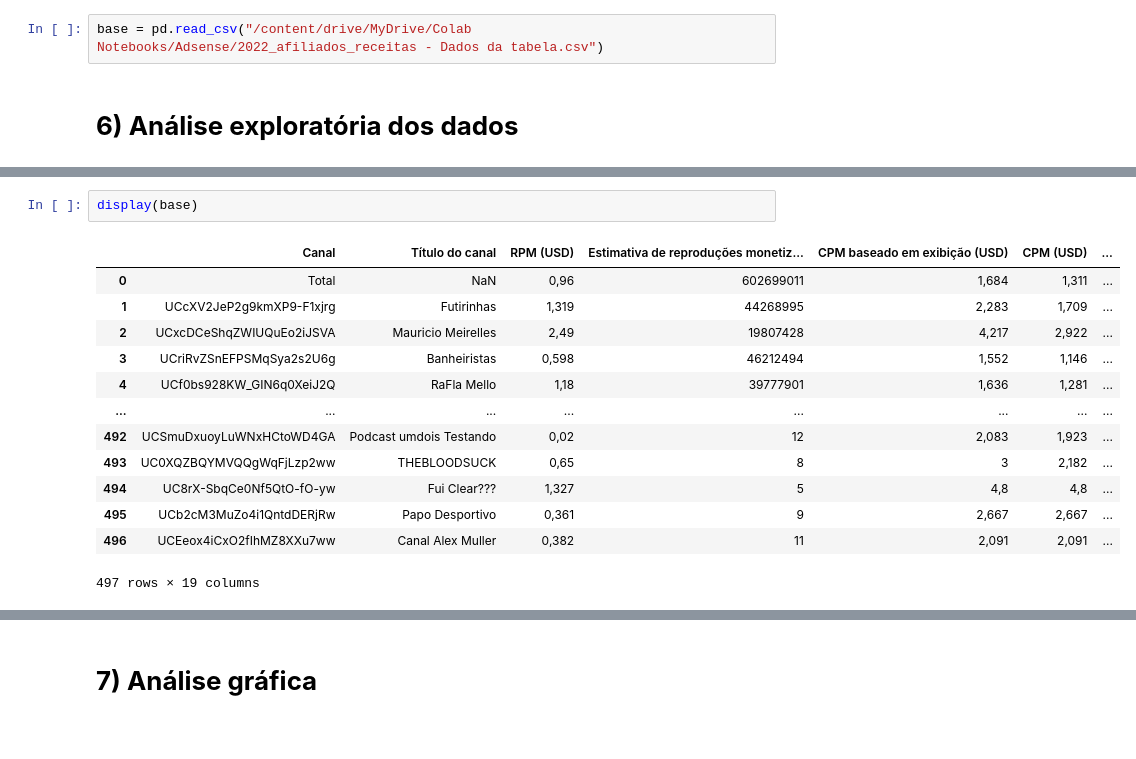
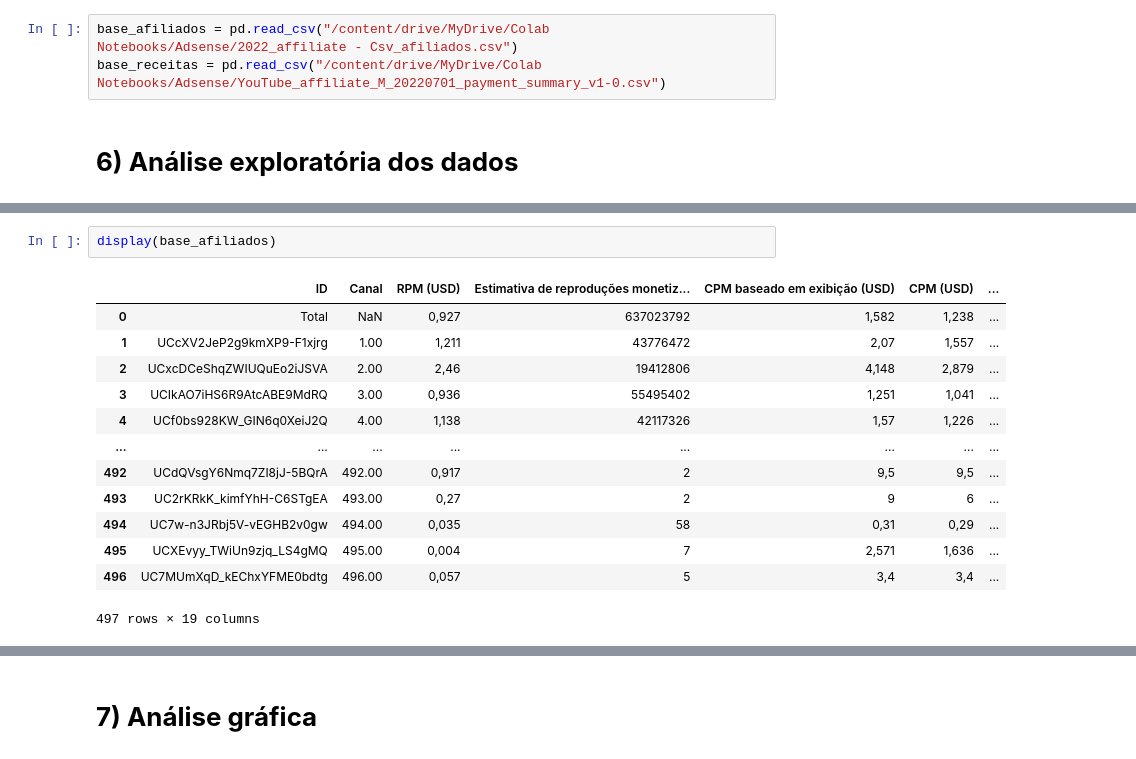
Before and after one commit to Janainareisnascimento/Adsensefinal, a Jupyter notebook: 2022_Adsense_modelagem_team_mounted.ipynb, the cells around one changed output, grey strips where cells are left out. Cells and saved outputs as stored; diff of their text form.

```diff
--- a/2022_Adsense_modelagem_team_mounted.ipynb
+++ b/2022_Adsense_modelagem_team_mounted.ipynb
@@ -66,7 +66,8 @@ pd.options.display.float_format = '{:.2f}'.format
 # %% [markdown]
 # **5) Importando a base de dados**
 # %%
-base = pd.read_csv("/content/drive/MyDrive/Colab Notebooks/Adsense/2022_afiliados_receitas - Dados da tabela.csv")
+base_afiliados = pd.read_csv("/content/drive/MyDrive/Colab Notebooks/Adsense/2022_affiliate - Csv_afiliados.csv")
+base_receitas = pd.read_csv("/content/drive/MyDrive/Colab Notebooks/Adsense/YouTube_affiliate_M_20220701_payment_summary_v1-0.csv")
 # %% [markdown]
 # **6) Análise exploratória dos dados**
 # %%
@@ -121,17 +120,17 @@ base.tail(15)
 # %%
-display(base)
+display(base_afiliados)
 # %% [output]
-|  | Canal | Título do canal | RPM (USD) | Estimativa de reproduções monetiz... | CPM baseado em exibição (USD) | CPM (USD) | ... |
-| 0 | Total | NaN | 0,96 | 602699011 | 1,684 | 1,311 | ... |
-| 1 | UCcXV2JeP2g9kmXP9-F1xjrg | Futirinhas | 1,319 | 44268995 | 2,283 | 1,709 | ... |
-| 2 | UCxcDCeShqZWIUQuEo2iJSVA | Mauricio Meirelles | 2,49 | 19807428 | 4,217 | 2,922 | ... |
-| 3 | UCriRvZSnEFPSMqSya2s2U6g | Banheiristas | 0,598 | 46212494 | 1,552 | 1,146 | ... |
-| 4 | UCf0bs928KW_GIN6q0XeiJ2Q | RaFla Mello | 1,18 | 39777901 | 1,636 | 1,281 | ... |
+|  | ID | Canal | RPM (USD) | Estimativa de reproduções monetiz... | CPM baseado em exibição (USD) | CPM (USD) | ... |
+| 0 | Total | NaN | 0,927 | 637023792 | 1,582 | 1,238 | ... |
+| 1 | UCcXV2JeP2g9kmXP9-F1xjrg | 1.00 | 1,211 | 43776472 | 2,07 | 1,557 | ... |
+| 2 | UCxcDCeShqZWIUQuEo2iJSVA | 2.00 | 2,46 | 19412806 | 4,148 | 2,879 | ... |
+| 3 | UCIkAO7iHS6R9AtcABE9MdRQ | 3.00 | 0,936 | 55495402 | 1,251 | 1,041 | ... |
+| 4 | UCf0bs928KW_GIN6q0XeiJ2Q | 4.00 | 1,138 | 42117326 | 1,57 | 1,226 | ... |
 | ... | ... | ... | ... | ... | ... | ... | ... |
-| 492 | UCSmuDxuoyLuWNxHCtoWD4GA | Podcast umdois Testando | 0,02 | 12 | 2,083 | 1,923 | ... |
-| 493 | UC0XQZBQYMVQQgWqFjLzp2ww | THEBLOODSUCK | 0,65 | 8 | 3 | 2,182 | ... |
-| 494 | UC8rX-SbqCe0Nf5QtO-fO-yw | Fui Clear??? | 1,327 | 5 | 4,8 | 4,8 | ... |
-| 495 | UCb2cM3MuZo4i1QntdDERjRw | Papo Desportivo | 0,361 | 9 | 2,667 | 2,667 | ... |
-| 496 | UCEeox4iCxO2fIhMZ8XXu7ww | Canal Alex Muller | 0,382 | 11 | 2,091 | 2,091 | ... |
+| 492 | UCdQVsgY6Nmq7ZI8jJ-5BQrA | 492.00 | 0,917 | 2 | 9,5 | 9,5 | ... |
+| 493 | UC2rKRkK_kimfYhH-C6STgEA | 493.00 | 0,27 | 2 | 9 | 6 | ... |
+| 494 | UC7w-n3JRbj5V-vEGHB2v0gw | 494.00 | 0,035 | 58 | 0,31 | 0,29 | ... |
+| 495 | UCXEvyy_TWiUn9zjq_LS4gMQ | 495.00 | 0,004 | 7 | 2,571 | 1,636 | ... |
+| 496 | UC7MUmXqD_kEChxYFME0bdtg | 496.00 | 0,057 | 5 | 3,4 | 3,4 | ... |
 497 rows × 19 columns
 # %%
```
Also changed, not shown: parts of 15 cells of this notebook.
